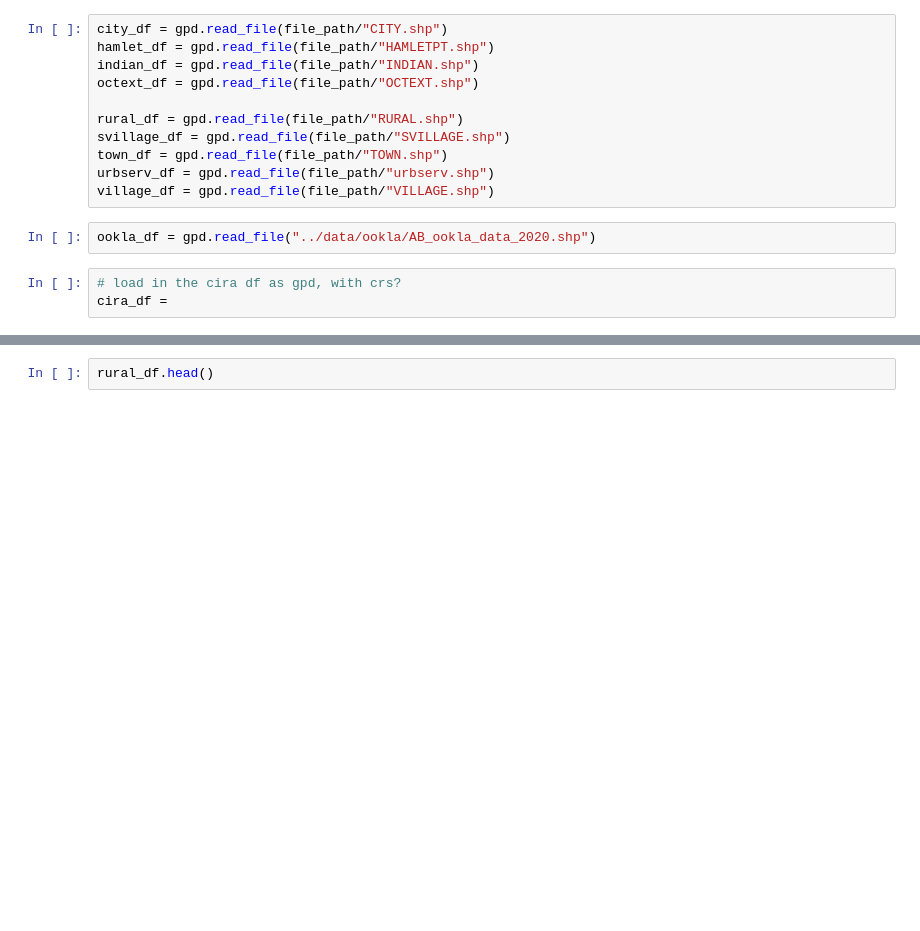
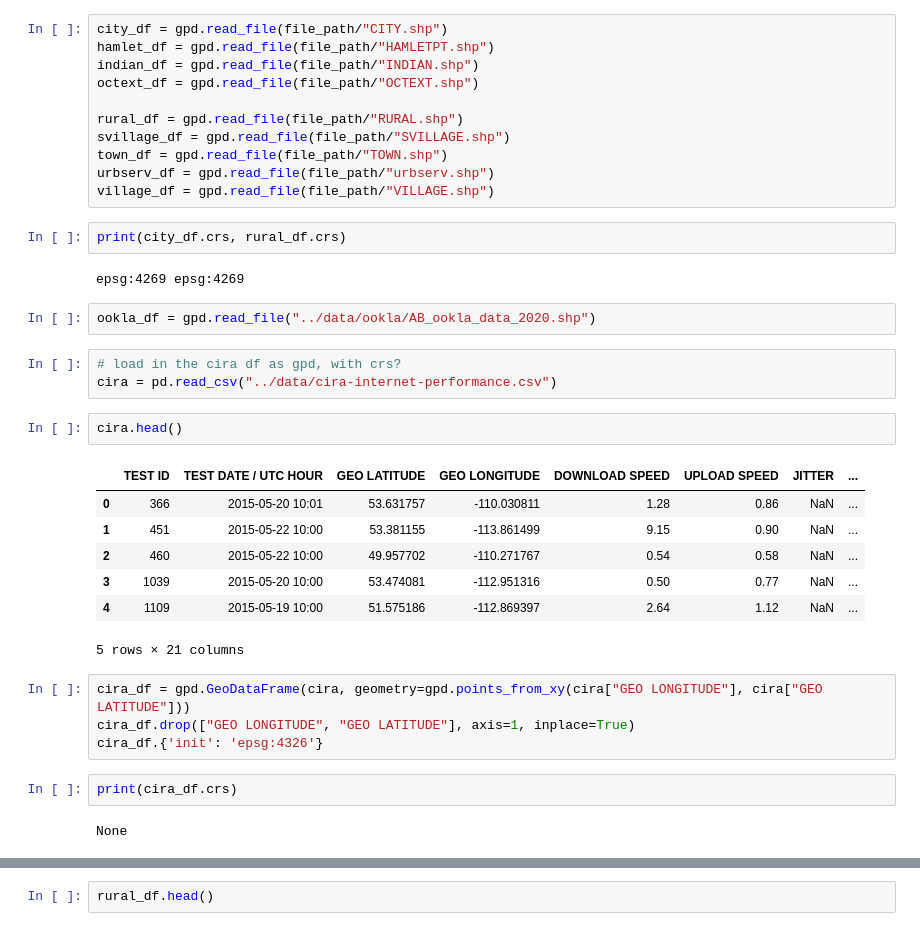
Before and after one commit to PeterFriedrich/bridge_the_gap, a Jupyter notebook: eda_and_research/chloropleth-maps-all-data.ipynb, the cells around one changed output, grey strips where cells are left out. Drawn from its saved outputs; the diff is of its cells as text; blank space fills up the shorter version.

```diff
--- a/eda_and_research/chloropleth-maps-all-data.ipynb
+++ b/eda_and_research/chloropleth-maps-all-data.ipynb
@@ -23,8 +27,30 @@ svillage_df = gpd.read_file(file_path/"SVILLAGE.shp")
 town_df = gpd.read_file(file_path/"TOWN.shp")
 urbserv_df = gpd.read_file(file_path/"urbserv.shp")
 village_df = gpd.read_file(file_path/"VILLAGE.shp")
+# %%
+print(city_df.crs, rural_df.crs)
+# %% [output]
+epsg:4269 epsg:4269
 # %%
 ookla_df = gpd.read_file("../data/ookla/AB_ookla_data_2020.shp")
 # %%
 # load in the cira df as gpd, with crs?
-cira_df =
+cira = pd.read_csv("../data/cira-internet-performance.csv")
+# %%
+cira.head()
+# %% [output]
+|  | TEST ID | TEST DATE / UTC HOUR | GEO LATITUDE | GEO LONGITUDE | DOWNLOAD SPEED | UPLOAD SPEED | JITTER | ... |
+| 0 | 366 | 2015-05-20 10:01 | 53.631757 | -110.030811 | 1.28 | 0.86 | NaN | ... |
+| 1 | 451 | 2015-05-22 10:00 | 53.381155 | -113.861499 | 9.15 | 0.90 | NaN | ... |
+| 2 | 460 | 2015-05-22 10:00 | 49.957702 | -110.271767 | 0.54 | 0.58 | NaN | ... |
+| 3 | 1039 | 2015-05-20 10:00 | 53.474081 | -112.951316 | 0.50 | 0.77 | NaN | ... |
+| 4 | 1109 | 2015-05-19 10:00 | 51.575186 | -112.869397 | 2.64 | 1.12 | NaN | ... |
+5 rows × 21 columns
+# %%
+cira_df = gpd.GeoDataFrame(cira, geometry=gpd.points_from_xy(cira["GEO LONGITUDE"], cira["GEO LATITUDE"]))
+cira_df.drop(["GEO LONGITUDE", "GEO LATITUDE"], axis=1, inplace=True)
+cira_df.{'init': 'epsg:4326'}
+# %%
+print(cira_df.crs)
+# %% [output]
+None
```
Also changed, not shown: parts of 20 cells of this notebook.
